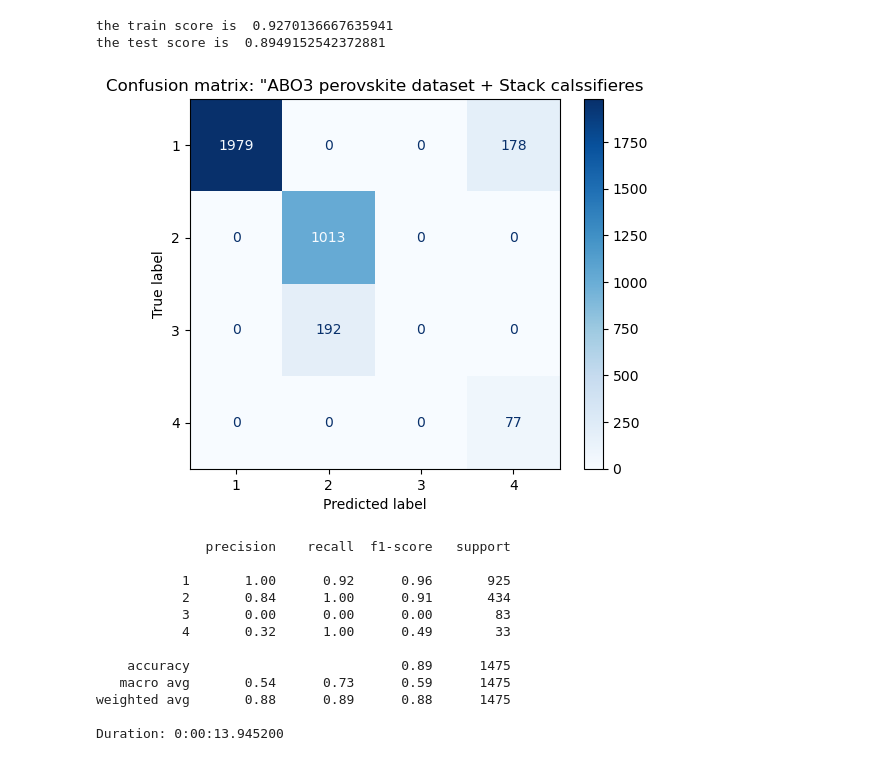
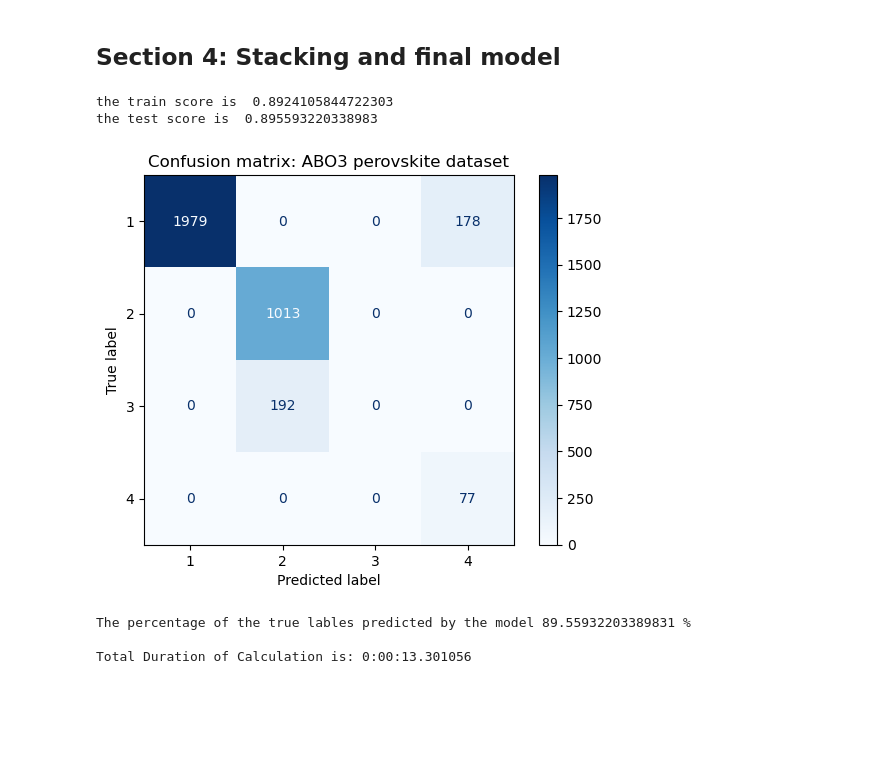
Before and after one commit to AliBaghizadeh/Machine-Learning-applied-on-Perovskite-Dataset, a Jupyter notebook: final code.ipynb, the cells around one changed output. Drawn from its saved outputs; the diff is of its cells as text; code cells hidden in the pictures; blank space fills up the shorter version.

```diff
--- a/final code.ipynb
+++ b/final code.ipynb
@@ -246,45 +330,44 @@ Pipeline(steps=[('standardscaler',
+# %% [markdown]
+## Section 4: Stacking and final model
 # %%
+#
+# The base learners are combination of regression, KMeans and tree based algirithm
+
 base_learner=[
     ("base_lr", log_reg_model()[0]),
     ("base_rf", randfor_model()[0]),
     ("base_knn", knn_model()[0])
     ]
 
+# The final classifier is AdaBoost
 clf=StackingClassifier(estimators=base_learner, final_estimator=ada_boost_model()[0], cv=10, n_jobs=4)
-start_time=datetime.now()
 
 start_time=datetime.now()
 
+# Calculating the scoring for the train and test datasets
 print("the train score is ",clf.fit(X_train, y_train).score(X_train, y_train))
 print("the test score is ",clf.fit(X_train, y_train).score(X_test, y_test))
 
+# Plotting the confusion matrix as an interactive for label prediction
 from sklearn.metrics import ConfusionMatrixDisplay
 
 clf_display=ConfusionMatrixDisplay.from_estimator(clf,X_train, y_train,
                                                   labels=clf.classes_,cmap=plt.cm.Blues,colorbar=True)
-clf_display.ax_.set_title('Confusion matrix: "ABO3 perovskite dataset + Stack calssifieres')
+clf_display.ax_.set_title("Confusion matrix: ABO3 perovskite dataset")
 plt.show()
 
 y_pred = clf.predict(X_test)
 
-print(classification_report(y_test, y_pred))
+# This is equivalent to test_score
+print(f"The percentage of the true lables predicted by the model {len(y_test[y_test == y_pred])*100/len(y_test)} %", "\n")
 
 end_time=datetime.now()
 
-print('Duration: {}'.format(end_time - start_time))
+print(f"Total Duration of Calculation is: {(end_time - start_time)}")
 # %% [output]
-the train score is  0.9270136667635941
-the test score is  0.8949152542372881
+the train score is  0.8924105844722303
+the test score is  0.895593220338983
-[figure, old version]
+[figure, new version]
-              precision    recall  f1-score   support
+The percentage of the true lables predicted by the model 89.55932203389831 %
 
-           1       1.00      0.92      0.96       925
-           2       0.84      1.00      0.91       434
-           3       0.00      0.00      0.00        83
-           4       0.32      1.00      0.49        33
-
-    accuracy                           0.89      1475
-   macro avg       0.54      0.73      0.59      1475
-weighted avg       0.88      0.89      0.88      1475
-
-Duration: 0:00:13.945200
+Total Duration of Calculation is: 0:00:13.301056
```
Also changed, not shown: parts of 20 cells of this notebook.
